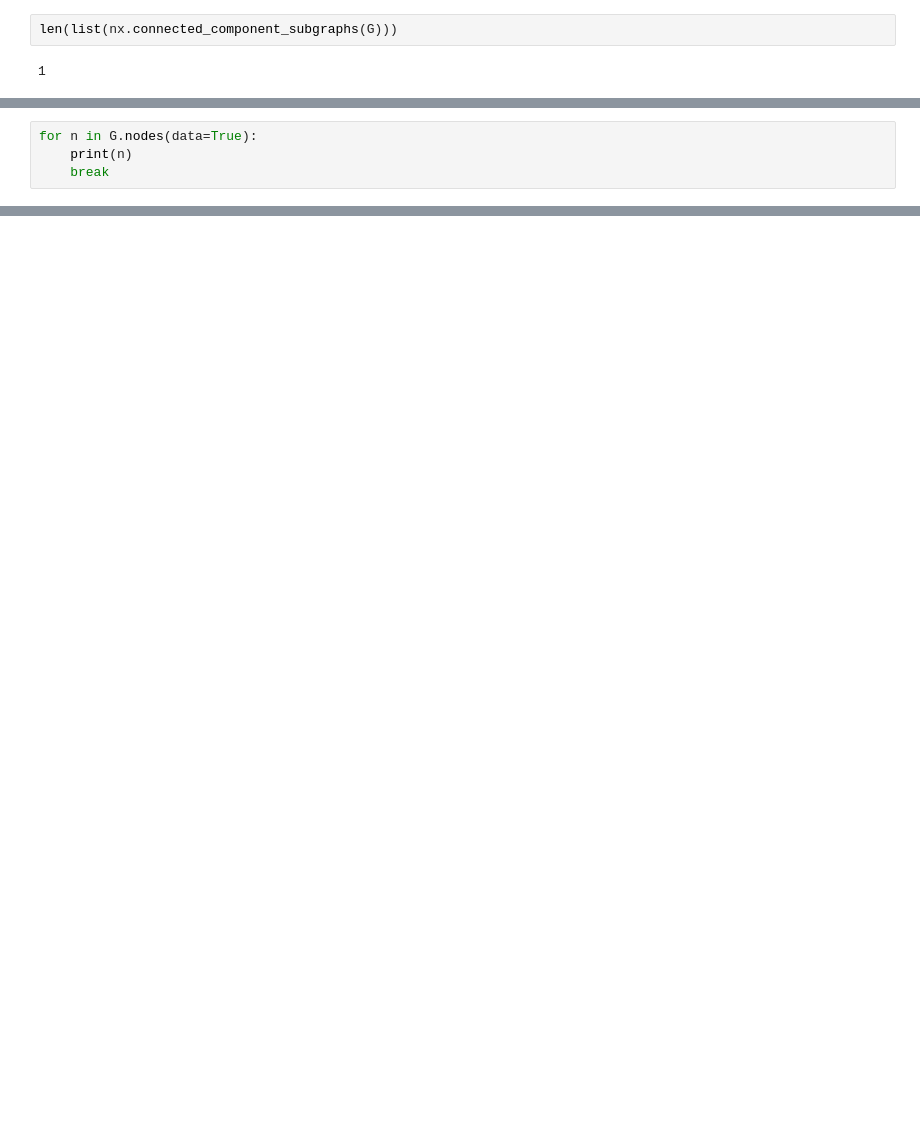
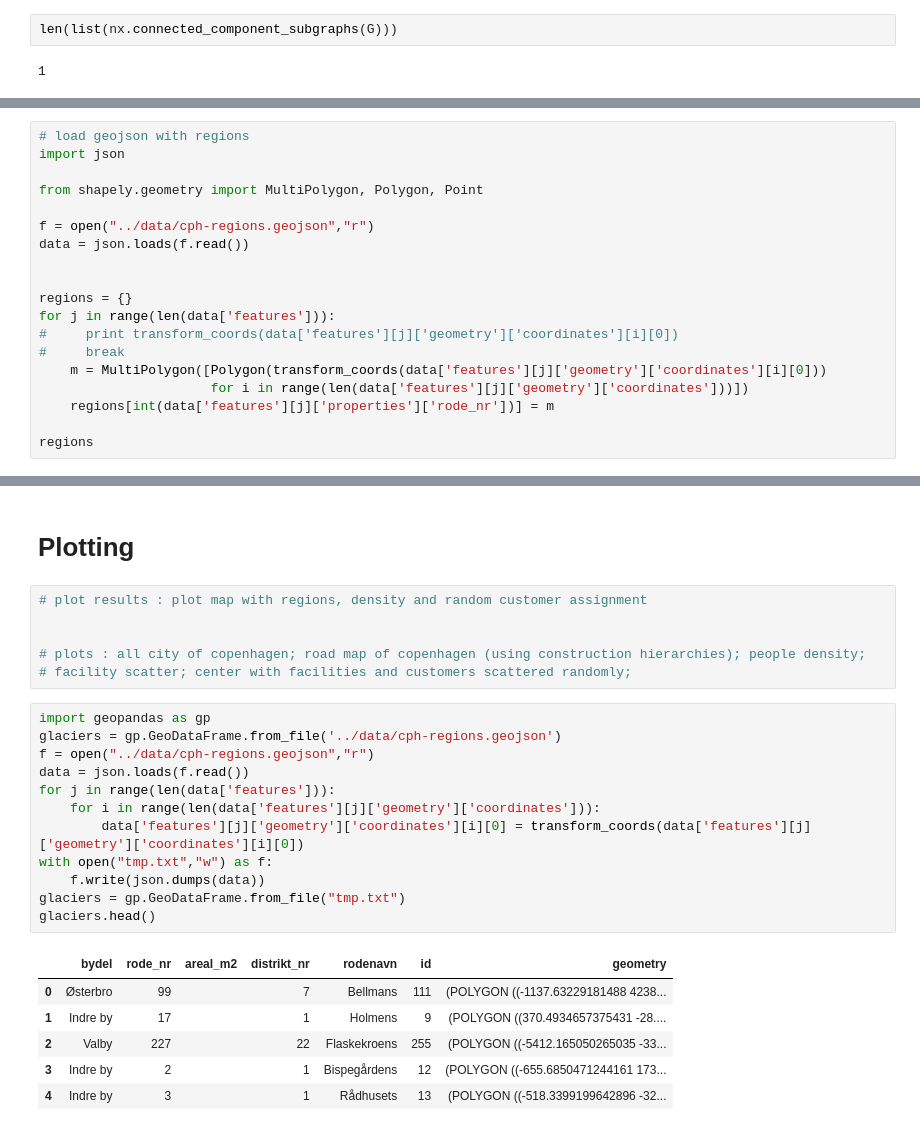
Before and after one commit to allogn/wma, a Jupyter notebook: scripts/CleanGraph.ipynb, the cells around one changed output, grey strips where cells are left out. Cells and saved outputs as stored; diff of their text form; blank space fills up the shorter version.

Commit message:
multicapacities

```diff
--- a/scripts/CleanGraph.ipynb
+++ b/scripts/CleanGraph.ipynb
@@ -116,4 +188,0 @@ with open('../data/riga_512.ntw','w') as f:
-# %%
-for n in G.nodes(data=True):
-    print(n)
-    break
@@ -121,0 +219,19 @@ for n in G.nodes(data=True):
+# %%
+# load geojson with regions
+import json
+
+from shapely.geometry import MultiPolygon, Polygon, Point
+
+f = open("../data/cph-regions.geojson","r")
+data = json.loads(f.read())
+
+
+regions = {}
+for j in range(len(data['features'])):
+#     print transform_coords(data['features'][j]['geometry']['coordinates'][i][0])
+#     break
+    m = MultiPolygon([Polygon(transform_coords(data['features'][j]['geometry']['coordinates'][i][0]))
+                      for i in range(len(data['features'][j]['geometry']['coordinates']))])
+    regions[int(data['features'][j]['properties']['rode_nr'])] = m
+
+regions
@@ -121,0 +360,27 @@ for n in G.nodes(data=True):
+# %% [markdown]
+# Plotting
+# %%
+# plot results : plot map with regions, density and random customer assignment
+
+
+# plots : all city of copenhagen; road map of copenhagen (using construction hierarchies); people density;
+# facility scatter; center with facilities and customers scattered randomly;
+# %%
+import geopandas as gp
+glaciers = gp.GeoDataFrame.from_file('../data/cph-regions.geojson')
+f = open("../data/cph-regions.geojson","r")
+data = json.loads(f.read())
+for j in range(len(data['features'])):
+    for i in range(len(data['features'][j]['geometry']['coordinates'])):
+        data['features'][j]['geometry']['coordinates'][i][0] = transform_coords(data['features'][j]['geometry']['coordinates'][i][0])
+with open("tmp.txt","w") as f:
+    f.write(json.dumps(data))
+glaciers = gp.GeoDataFrame.from_file("tmp.txt")
+glaciers.head()
+# %% [output]
+|  | bydel | rode_nr | areal_m2 | distrikt_nr | rodenavn | id | geometry |
+| 0 | Østerbro | 99 |  | 7 | Bellmans | 111 | (POLYGON ((-1137.63229181488 4238... |
+| 1 | Indre by | 17 |  | 1 | Holmens | 9 | (POLYGON ((370.4934657375431 -28.... |
+| 2 | Valby | 227 |  | 22 | Flaskekroens | 255 | (POLYGON ((-5412.165050265035 -33... |
+| 3 | Indre by | 2 |  | 1 | Bispegårdens | 12 | (POLYGON ((-655.6850471244161 173... |
+| 4 | Indre by | 3 |  | 1 | Rådhusets | 13 | (POLYGON ((-518.3399199642896 -32... |
```
Also changed, not shown: parts of 37 cells of this notebook, 14 other files.
